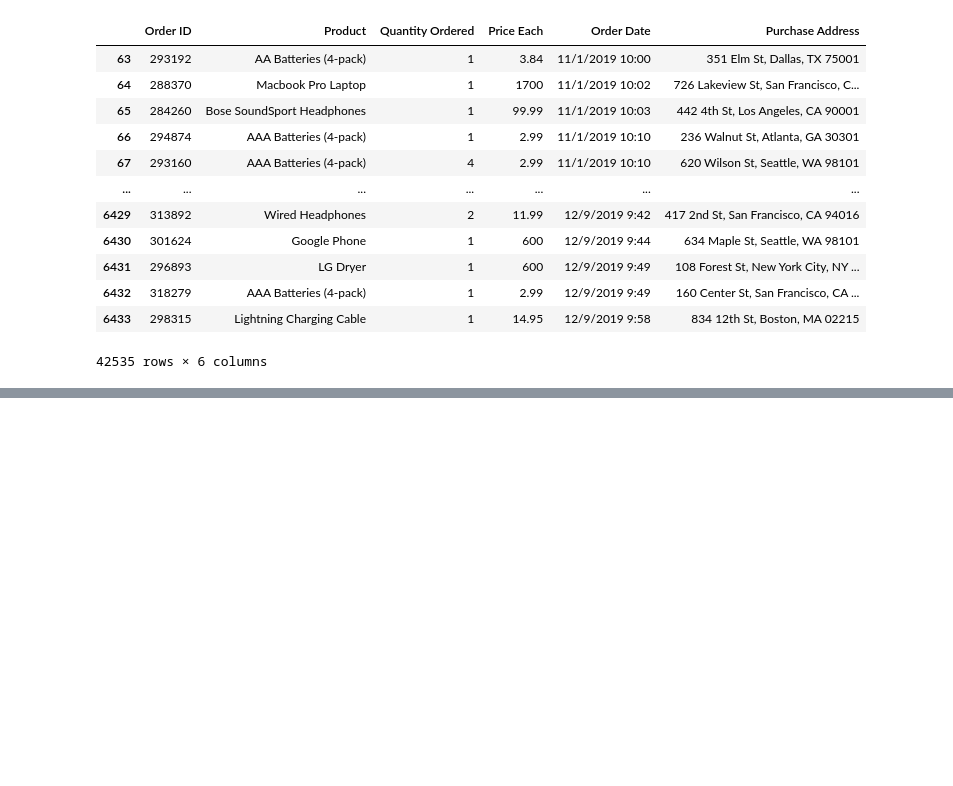
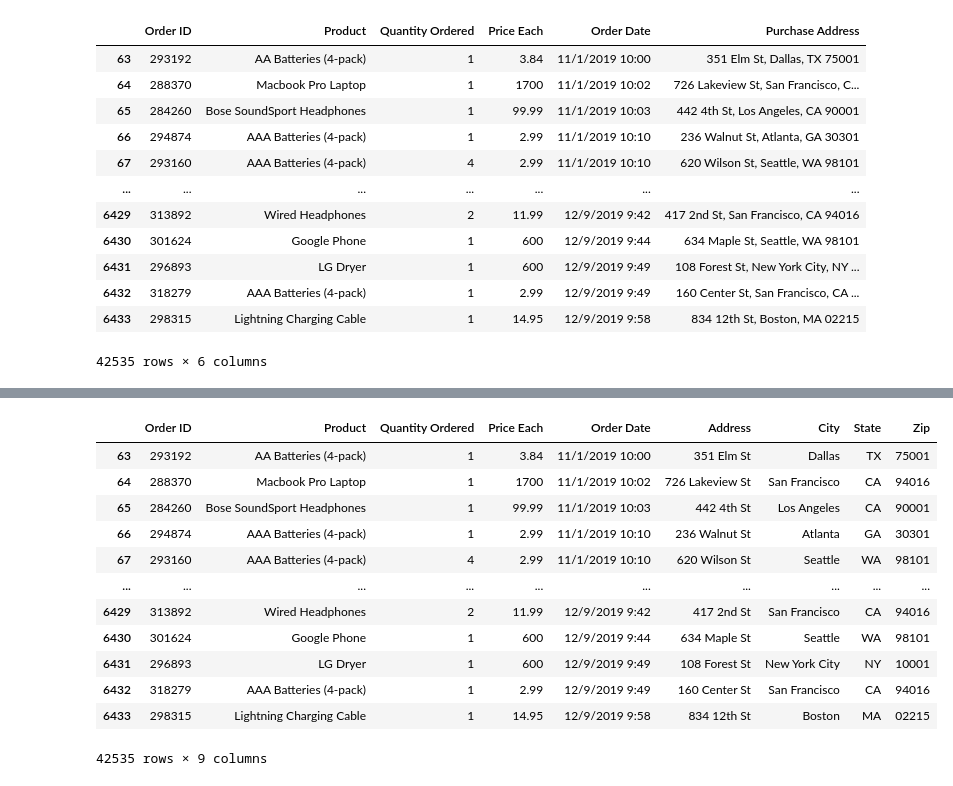
Before and after one commit to AvondreHenderson/ChristmasData, a Jupyter notebook: SalesData_Michael.ipynb, the cells around one changed output, grey strips where cells are left out. Saved outputs shown, nothing was run; the diff lists cells and outputs as text; code cells hidden in the pictures; blank space fills up the shorter version.

```diff
--- a/SalesData_Michael.ipynb
+++ b/SalesData_Michael.ipynb
@@ -98,3 +103,12 @@ NovDec_df
 | 6432 | 318279 | AAA Batteries (4-pack) | 1 | 2.99 | 12/9/2019 9:49 | 160 Center St, San Francisco, CA ... |
 | 6433 | 298315 | Lightning Charging Cable | 1 | 14.95 | 12/9/2019 9:58 | 834 12th St, Boston, MA 02215 |
 42535 rows × 6 columns
+# %%
+#Split address column into 3 distinct sections
+SplitAddress= NovDec_df["Purchase Address"].str.split(",", expand=True)
+SplitAddress[["City","State", "Zip"]] = SplitAddress[2].str.split(" ", expand=True)
+SplitAddress = SplitAddress.drop(columns=[2])
+SplitAddress  = SplitAddress.drop(columns=["City"])
+SplitAddress2 = SplitAddress.rename(columns={1: 'City'})
+SplitAddress3 = SplitAddress2.rename(columns={0: 'Address'})
+SplitAddress3
@@ -100,0 +129,20 @@ NovDec_df
+# %%
+#ReInsert address with split columns
+#Display final cleaned and transformed dataframe
+UpdatedNovDec = pd.concat([NovDec_df, SplitAddress3], axis=1)
+UpdatedNovDec = UpdatedNovDec.drop(columns=["Purchase Address"])
+UpdatedNovDec
+# %% [output]
+|  | Order ID | Product | Quantity Ordered | Price Each | Order Date | Address | City | State | Zip |
+| 63 | 293192 | AA Batteries (4-pack) | 1 | 3.84 | 11/1/2019 10:00 | 351 Elm St | Dallas | TX | 75001 |
+| 64 | 288370 | Macbook Pro Laptop | 1 | 1700 | 11/1/2019 10:02 | 726 Lakeview St | San Francisco | CA | 94016 |
+| 65 | 284260 | Bose SoundSport Headphones | 1 | 99.99 | 11/1/2019 10:03 | 442 4th St | Los Angeles | CA | 90001 |
+| 66 | 294874 | AAA Batteries (4-pack) | 1 | 2.99 | 11/1/2019 10:10 | 236 Walnut St | Atlanta | GA | 30301 |
+| 67 | 293160 | AAA Batteries (4-pack) | 4 | 2.99 | 11/1/2019 10:10 | 620 Wilson St | Seattle | WA | 98101 |
+| ... | ... | ... | ... | ... | ... | ... | ... | ... | ... |
+| 6429 | 313892 | Wired Headphones | 2 | 11.99 | 12/9/2019 9:42 | 417 2nd St | San Francisco | CA | 94016 |
+| 6430 | 301624 | Google Phone | 1 | 600 | 12/9/2019 9:44 | 634 Maple St | Seattle | WA | 98101 |
+| 6431 | 296893 | LG Dryer | 1 | 600 | 12/9/2019 9:49 | 108 Forest St | New York City | NY | 10001 |
+| 6432 | 318279 | AAA Batteries (4-pack) | 1 | 2.99 | 12/9/2019 9:49 | 160 Center St | San Francisco | CA | 94016 |
+| 6433 | 298315 | Lightning Charging Cable | 1 | 14.95 | 12/9/2019 9:58 | 834 12th St | Boston | MA | 02215 |
+42535 rows × 9 columns
```
Also changed, not shown: parts of 9 cells of this notebook.
